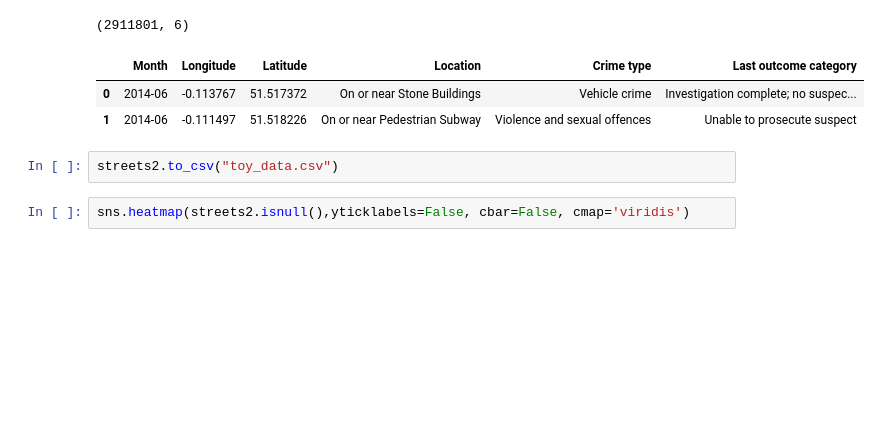
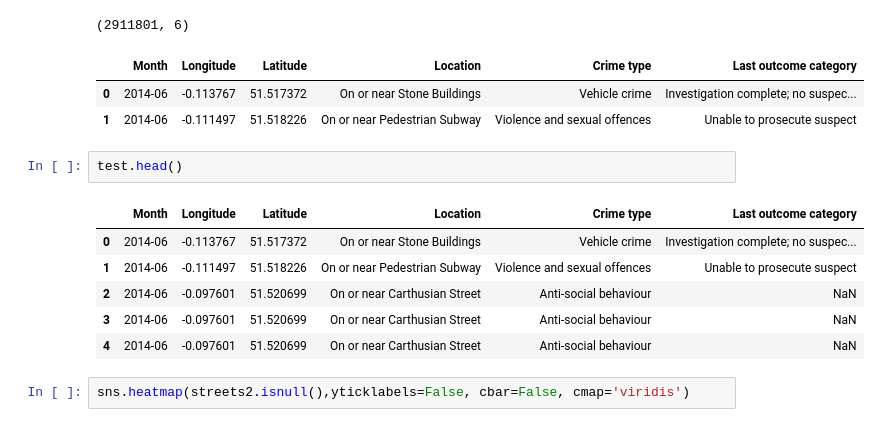
Before and after one commit to aris-papakos/D3, a Jupyter notebook: explore.ipynb, the cells around one changed output. Cells and saved outputs as stored; diff of their text form; blank space fills up the shorter version.

```diff
--- a/explore.ipynb
+++ b/explore.ipynb
@@ -131,8 +131,15 @@ streets2.head(2)
 |  | Month | Longitude | Latitude | Location | Crime type | Last outcome category |
 | 0 | 2014-06 | -0.113767 | 51.517372 | On or near Stone Buildings | Vehicle crime | Investigation complete; no suspec... |
 | 1 | 2014-06 | -0.111497 | 51.518226 | On or near Pedestrian Subway | Violence and sexual offences | Unable to prosecute suspect |
-# %%
-streets2.to_csv("toy_data.csv")
+# %%
+test.head()
+# %% [output]
+|  | Month | Longitude | Latitude | Location | Crime type | Last outcome category |
+| 0 | 2014-06 | -0.113767 | 51.517372 | On or near Stone Buildings | Vehicle crime | Investigation complete; no suspec... |
+| 1 | 2014-06 | -0.111497 | 51.518226 | On or near Pedestrian Subway | Violence and sexual offences | Unable to prosecute suspect |
+| 2 | 2014-06 | -0.097601 | 51.520699 | On or near Carthusian Street | Anti-social behaviour | NaN |
+| 3 | 2014-06 | -0.097601 | 51.520699 | On or near Carthusian Street | Anti-social behaviour | NaN |
+| 4 | 2014-06 | -0.097601 | 51.520699 | On or near Carthusian Street | Anti-social behaviour | NaN |
 # %%
 sns.heatmap(streets2.isnull(),yticklabels=False, cbar=False, cmap='viridis')
 # %% [output]
```
Also changed, not shown: parts of 3 cells of this notebook, 3 other files.
